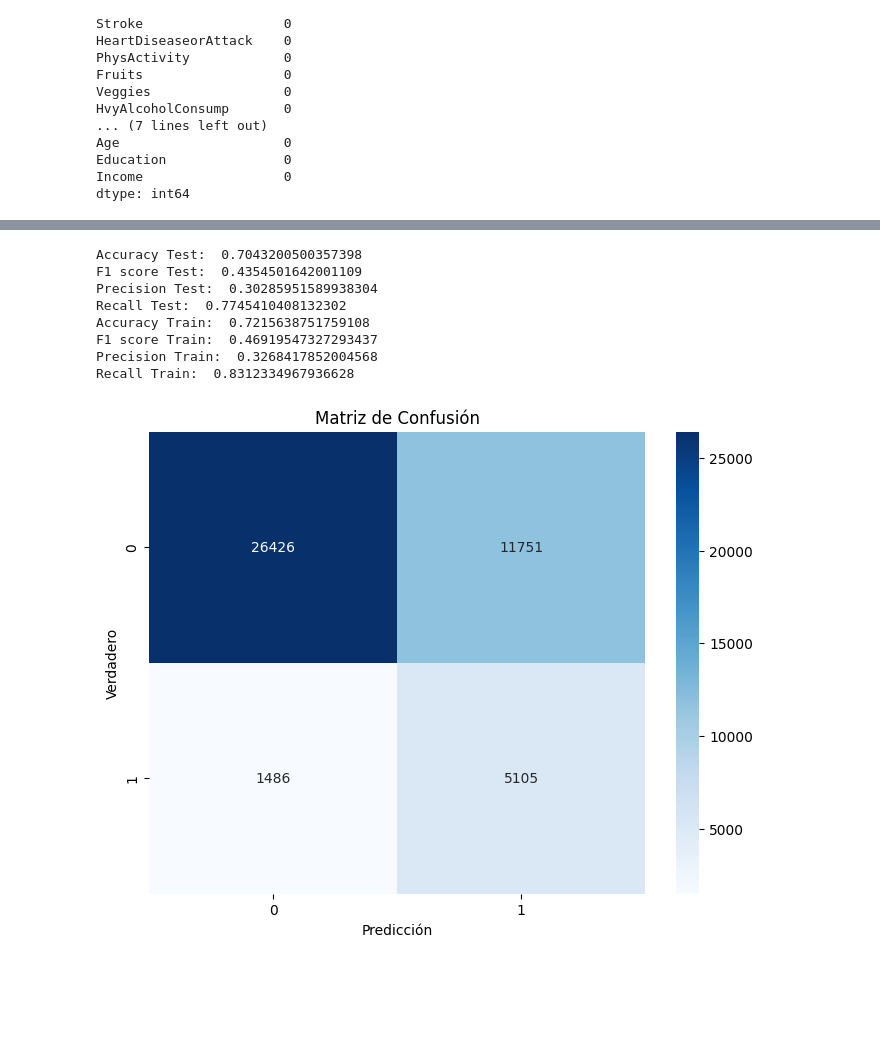
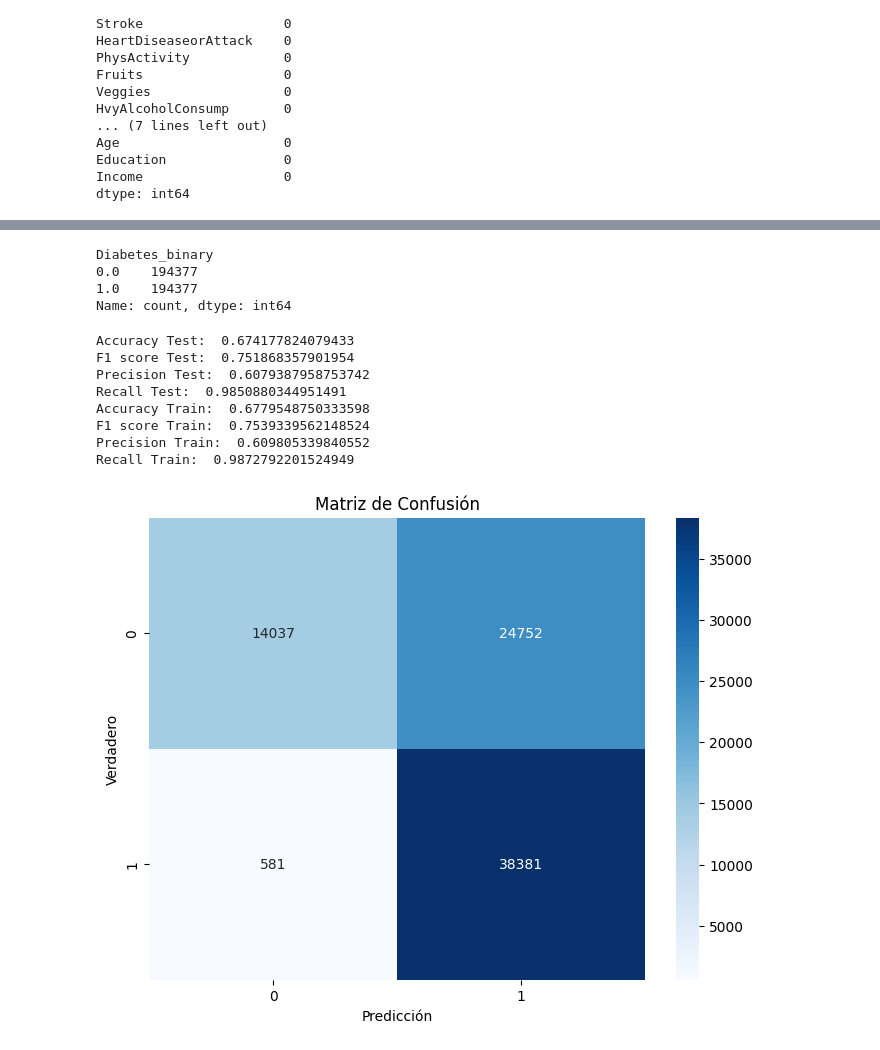
Before and after one commit to Salvador0302/pruebaproyecto_, a Jupyter notebook: proyecto.ipynb, the cells around one changed output, grey strips where cells are left out. Drawn from its saved outputs; the diff is of its cells as text; code cells hidden in the pictures; blank space fills up the shorter version.

```diff
--- a/proyecto.ipynb
+++ b/proyecto.ipynb
@@ -210,3 +228,31 @@ dtype: int64
+# %%
+# Data resampling
+from sklearn.utils import resample
+
+# Split the dataset into subsets based on labels
+label_0 = df[df['Diabetes_binary'] == 0]
+label_1 = df[df['Diabetes_binary'] == 1]
+
+# Determine the maximum size to balance
+max_size = max(len(label_0), len(label_1))
+
+# Augmenting underrepresented labels with synthetic data
+label_0_balanced = resample(label_0, replace=True, n_samples=max_size, random_state=42)
+label_1_balanced = resample(label_1, replace=True, n_samples=max_size, random_state=42)
+
+# Combining balanced datasets
+df = pd.concat([label_0_balanced, label_1_balanced])
+
+# Mix the rows to avoid any order
+df = df.sample(frac=1, random_state=42).reset_index(drop=True)
+
+# Check the balance
+print(df['Diabetes_binary'].value_counts())
+# %% [output]
+Diabetes_binary
+0.0    194377
+1.0    194377
+Name: count, dtype: int64
 # %%
 # Splitting data into train and test sets
 X = df.drop("Diabetes_binary", axis = 1)
@@ -214,12 +260,14 @@ y = df["Diabetes_binary"]
 
 X_train, X_test, y_train, y_test = train_test_split(X, y, test_size = 0.2, random_state = 42)
 # %%
-#Scaling
-# Instantiate the scaler
-scaler = MinMaxScaler().fit(X_train)
-# Transformation and conversion to dataframe of scaled data
-X_train_scaled = pd.DataFrame(scaler.transform(X_train), index=X_train.index, columns=X_train.columns)
-X_test_scaled = pd.DataFrame(scaler.transform(X_test), index=X_test.index, columns=X_test.columns)
+# # Scaling
+# # Instantiate the scaler
+# scaler = MinMaxScaler().fit(X_train)
+# # Transformation and conversion to dataframe of scaled data
+# X_train_scaled = pd.DataFrame(scaler.transform(X_train), index=X_train.index, columns=X_train.columns)
+# X_test_scaled = pd.DataFrame(scaler.transform(X_test), index=X_test.index, columns=X_test.columns)
+X_train_scaled = X_train
+X_test_scaled = X_test
 # %%
 # ML Models
 model = XGBClassifier(n_estimators=100, scale_pos_weight=6)
@@ -229,44 +277,45 @@ model.fit(X_train_scaled, y_train)
 y_pred_test = model.predict(X_test_scaled)
 y_pred_train = model.predict(X_train_scaled)
 # %%
+rain = model.predict(X_train_scaled)
 # Metrics
 # Classification
 accuracy_test = accuracy_score(y_test, y_pred_test)
 accuracy_train = accuracy_score(y_train, y_pred_train)
 f1_score_test = f1_score(y_test, y_pred_test)
 f1_score_train = f1_score(y_train, y_pred_train)
 precision_test = precision_score(y_test, y_pred_test)
 precision_train = precision_score(y_train, y_pred_train)
 recall_test = recall_score(y_test, y_pred_test)
 recall_train = recall_score(y_train, y_pred_train)
 
 print("Accuracy Test: ", accuracy_test)
 print("F1 score Test: ", f1_score_test)
 print("Precision Test: ", precision_test)
 print("Recall Test: ", recall_test)
 
 print("Accuracy Train: ", accuracy_train)
 print("F1 score Train: ", f1_score_train)
 print("Precision Train: ", precision_train)
 print("Recall Train: ", recall_train)
 
 # Create the confusion matrix
 cm = confusion_matrix(y_test, y_pred_test)
 
 # Graph the confusion matrix
 plt.figure(figsize=(8, 6))
 sns.heatmap(cm, annot=True, fmt='d', cmap='Blues')
 plt.xlabel('Predicción')
 plt.ylabel('Verdadero')
 plt.title('Matriz de Confusión')
 plt.show()
 # %% [output]
-Accuracy Test:  0.7043200500357398
-F1 score Test:  0.4354501642001109
-Precision Test:  0.30285951589938304
-Recall Test:  0.7745410408132302
-Accuracy Train:  0.7215638751759108
-F1 score Train:  0.46919547327293437
-Precision Train:  0.3268417852004568
-Recall Train:  0.8312334967936628
+Accuracy Test:  0.674177824079433
+F1 score Test:  0.751868357901954
+Precision Test:  0.6079387958753742
+Recall Test:  0.9850880344951491
+Accuracy Train:  0.6779548750333598
+F1 score Train:  0.7539339562148524
+Precision Train:  0.609805339840552
+Recall Train:  0.9872792201524949
-[figure, old version]
+[figure, new version]
```
Also changed, not shown: parts of 9 cells of this notebook.
